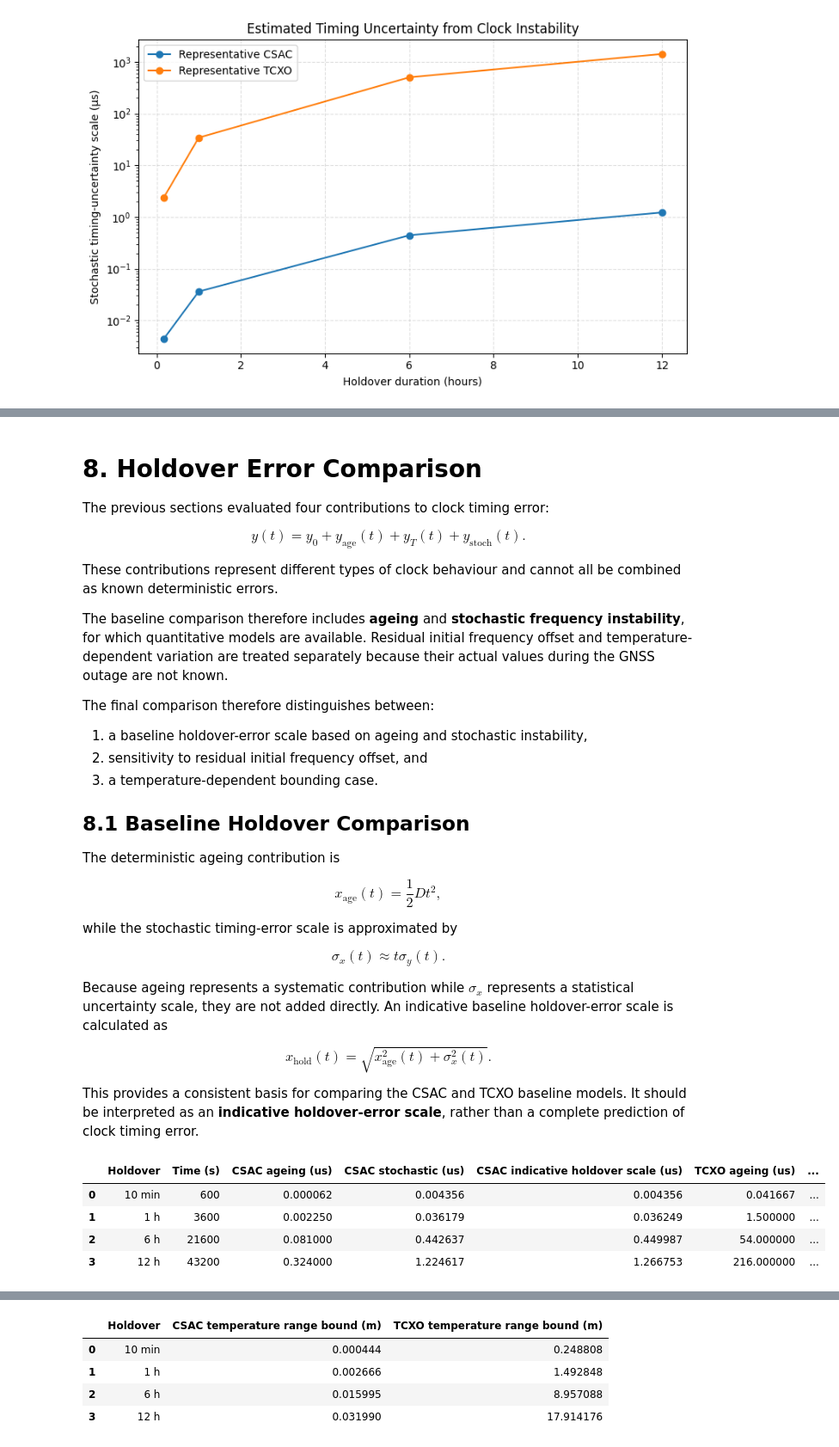
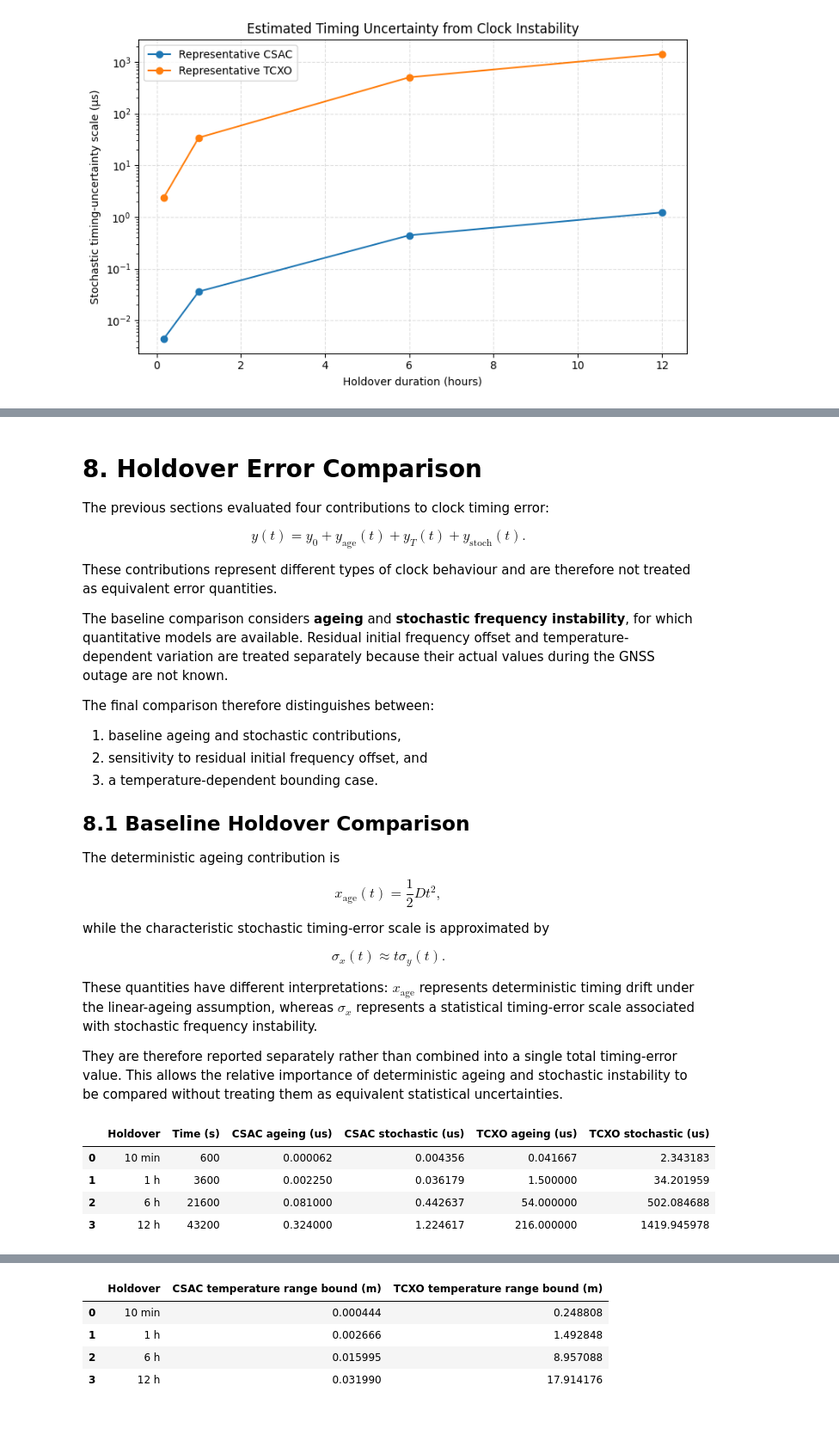
Before and after one commit to FarahAlmufawez/CSAC-GNSS-Holdover-Model, a Jupyter notebook: CSAC-GNSS-Holdover-Model.ipynb, the cells around one changed output, grey strips where cells are left out. Shown at 86% size. Saved outputs shown, nothing was run; the diff lists cells and outputs as text; code cells hidden in the pictures; blank space fills up the shorter version.

```diff
--- a/CSAC-GNSS-Holdover-Model.ipynb
+++ b/CSAC-GNSS-Holdover-Model.ipynb
@@ -1360,13 +1408,13 @@ $$
 y(t)=y_0+y_{\mathrm{age}}(t)+y_T(t)+y_{\mathrm{stoch}}(t).
 $$
 
-These contributions represent different types of clock behaviour and cannot all be combined as known deterministic errors.
+These contributions represent different types of clock behaviour and are therefore not treated as equivalent error quantities.
 
-The baseline comparison therefore includes **ageing** and **stochastic frequency instability**, for which quantitative models are available. Residual initial frequency offset and temperature-dependent variation are treated separately because their actual values during the GNSS outage are not known.
+The baseline comparison considers **ageing** and **stochastic frequency instability**, for which quantitative models are available. Residual initial frequency offset and temperature-dependent variation are treated separately because their actual values during the GNSS outage are not known.
 
 The final comparison therefore distinguishes between:
 
-1. a baseline holdover-error scale based on ageing and stochastic instability,
+1. baseline ageing and stochastic contributions,
 2. sensitivity to residual initial frequency offset, and
 3. a temperature-dependent bounding case.
 
@@ -1379,21 +1427,15 @@ $$
 x_{\mathrm{age}}(t)=\frac{1}{2}Dt^2,
 $$
 
-while the stochastic timing-error scale is approximated by
+while the characteristic stochastic timing-error scale is approximated by
 
 $$
 \sigma_x(t)\approx t\sigma_y(t).
 $$
 
-Because ageing represents a systematic contribution while $\sigma_x$ represents a statistical uncertainty scale, they are not added directly. An indicative baseline holdover-error scale is calculated as
+These quantities have different interpretations: $x_{\mathrm{age}}$ represents deterministic timing drift under the linear-ageing assumption, whereas $\sigma_x$ represents a statistical timing-error scale associated with stochastic frequency instability.
 
-$$
-x_{\mathrm{hold}}(t)
-=
-\sqrt{x_{\mathrm{age}}^2(t)+\sigma_x^2(t)}.
-$$
-
-This provides a consistent basis for comparing the CSAC and TCXO baseline models. It should be interpreted as an **indicative holdover-error scale**, rather than a complete prediction of clock timing error.
+They are therefore reported separately rather than combined into a single total timing-error value. This allows the relative importance of deterministic ageing and stochastic instability to be compared without treating them as equivalent statistical uncertainties.
 # %%
 # 8.1 Baseline Holdover Error Comparison
 
@@ -1422,49 +1464,37 @@ for label, t in holdover_times.items():
         csac_noise["h_minus2"]
     )
 
     tcxo_sigma_y = allan_deviation(
         t,
         tcxo_noise["h0"],
         tcxo_noise["h_minus1"],
         tcxo_noise["h_minus2"]
     )
 
     # Approximate stochastic timing-uncertainty scale
     csac_stoch_s = t * csac_sigma_y
     tcxo_stoch_s = t * tcxo_sigma_y
 
-    # Indicative baseline holdover-error scale
-
-    csac_total_s = np.sqrt(
-        csac_age_s**2 + csac_stoch_s**2
-    )
-
-    tcxo_total_s = np.sqrt(
-        tcxo_age_s**2 + tcxo_stoch_s**2
-    )
-
     holdover_comparison.append({
         "Holdover": label,
         "Time (s)": t,
 
         "CSAC ageing (us)": csac_age_s * 1e6,
         "CSAC stochastic (us)": csac_stoch_s * 1e6,
-        "CSAC indicative holdover scale (us)": csac_total_s * 1e6,
 
         "TCXO ageing (us)": tcxo_age_s * 1e6,
-        "TCXO stochastic (us)": tcxo_stoch_s * 1e6,
-        "TCXO indicative holdover scale (us)": tcxo_total_s * 1e6
+        "TCXO stochastic (us)": tcxo_stoch_s * 1e6
     })
 
 holdover_comparison_df = pd.DataFrame(
     holdover_comparison
 )
 
 holdover_comparison_df
 # %% [output]
-|  | Holdover | Time (s) | CSAC ageing (us) | CSAC stochastic (us) | CSAC indicative holdover scale (us) | TCXO ageing (us) | ... |
-| 0 | 10 min | 600 | 0.000062 | 0.004356 | 0.004356 | 0.041667 | ... |
-| 1 | 1 h | 3600 | 0.002250 | 0.036179 | 0.036249 | 1.500000 | ... |
-| 2 | 6 h | 21600 | 0.081000 | 0.442637 | 0.449987 | 54.000000 | ... |
-| 3 | 12 h | 43200 | 0.324000 | 1.224617 | 1.266753 | 216.000000 | ... |
+|  | Holdover | Time (s) | CSAC ageing (us) | CSAC stochastic (us) | TCXO ageing (us) | TCXO stochastic (us) |
+| 0 | 10 min | 600 | 0.000062 | 0.004356 | 0.041667 | 2.343183 |
+| 1 | 1 h | 3600 | 0.002250 | 0.036179 | 1.500000 | 34.201959 |
+| 2 | 6 h | 21600 | 0.081000 | 0.442637 | 54.000000 | 502.084688 |
+| 3 | 12 h | 43200 | 0.324000 | 1.224617 | 216.000000 | 1419.945978 |
 # %%
```
Also changed, not shown: parts of 27 cells of this notebook.
